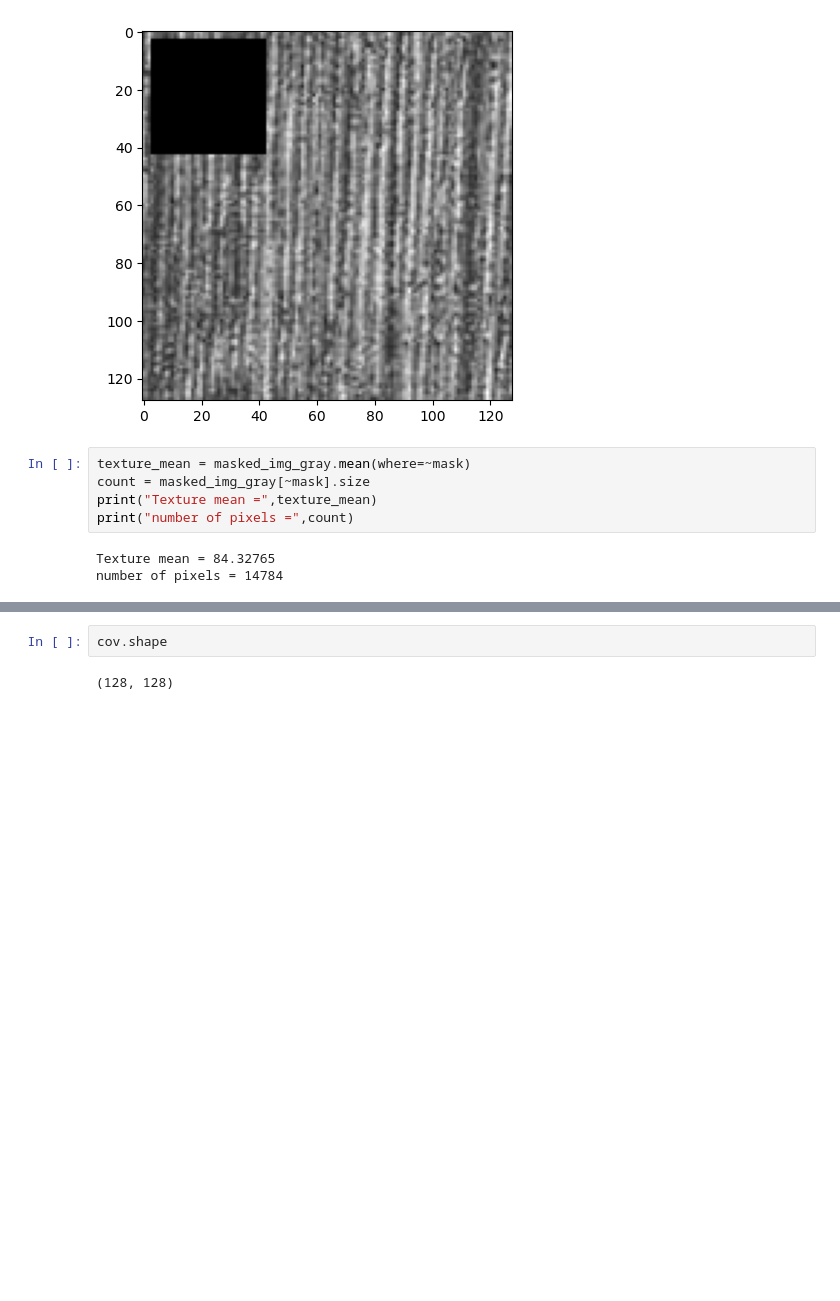
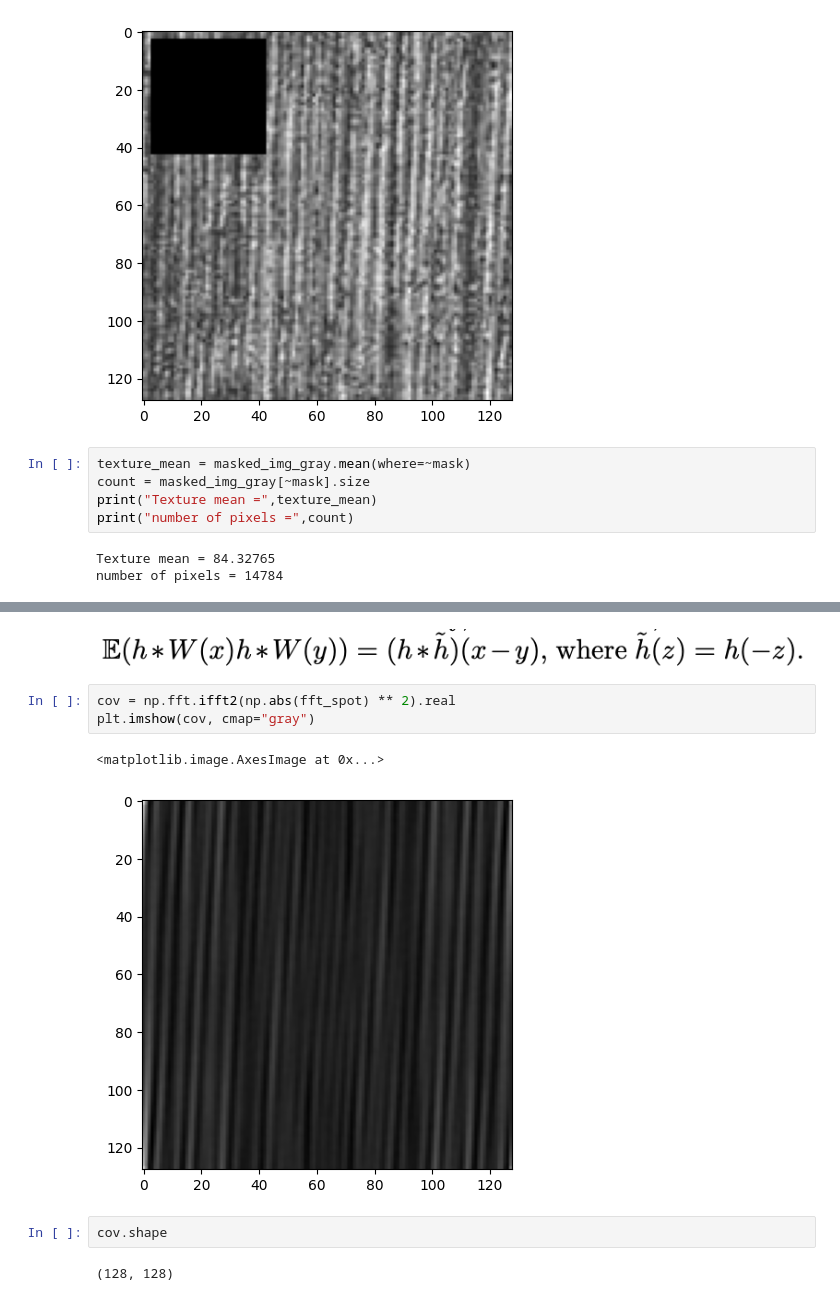
Before and after one commit to guilhermeRaibolt/gaussian-impainting, a Jupyter notebook: gaussian_sampling.ipynb, the cells around one changed output, grey strips where cells are left out. Cells and saved outputs as stored; diff of their text form; blank space fills up the shorter version.

```diff
--- a/gaussian_sampling.ipynb
+++ b/gaussian_sampling.ipynb
@@ -120,3 +128,11 @@ array([[217.1192  , -81.10837 , -37.836708, ..., -68.266266, 255.03247 ,
+# %% [markdown]
+![image.png](attachment:image.png)
+# %%
+cov = np.fft.ifft2(np.abs(fft_spot) ** 2).real
+plt.imshow(cov, cmap="gray")
+# %% [output]
+<matplotlib.image.AxesImage at 0x...>
+[figure, added]
 # %%
 cov.shape
 # %% [output]
```
Also changed, not shown: parts of 11 cells of this notebook, 1 other file.
